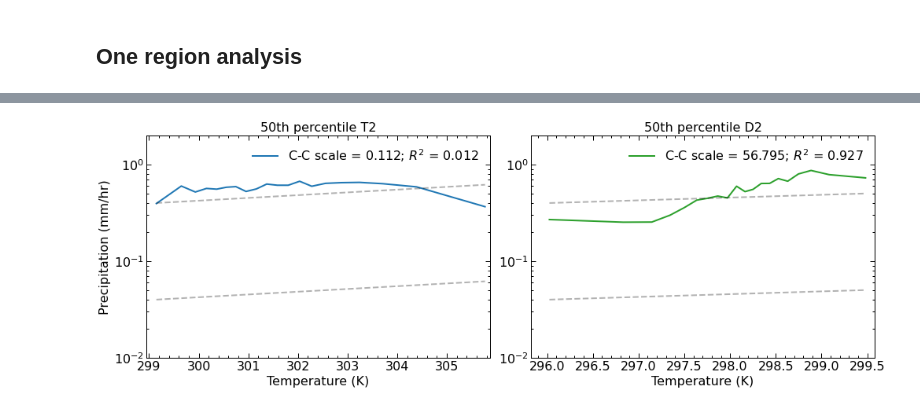
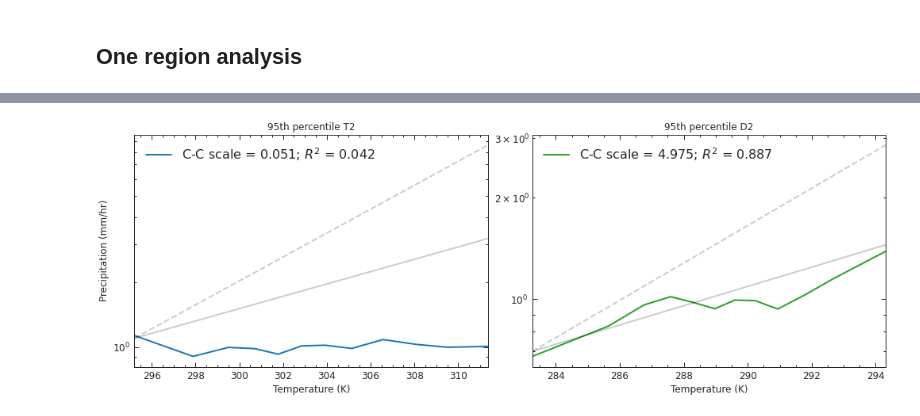
Before and after one commit to adisen99/msc_project, a Jupyter notebook: analysis02.ipynb, the cells around one changed output, grey strips where cells are left out. Cells and saved outputs as stored; diff of their text form; code cells hidden in the pictures.

Commit message:
lab: changed ccplot; added tplot

```diff
--- a/analysis02.ipynb
+++ b/analysis02.ipynb
@@ -729,7 +735,7 @@ p_t2m, mean_t2m = binning.get_binned_alter(ind_precip.mean(dim=['lat', 'lon']),
 # %%
-p_d2m, mean_d2m = binning.get_binned_alter(ind_precip.mean(dim=['lat', 'lon']), ind_d2m.mean(dim=['lat', 'lon']), percentile_val=0.50, bin_nr=20)
+p_d2m, mean_d2m = binning.get_binned(ind_precip.mean(dim=['lat', 'lon']), ind_d2m.mean(dim=['lat', 'lon']), percentile_val=0.95, bin_nr=12)
 # %%
-p95_d2m, mean_d2m = binning.get_binned_alter(ind_precip.mean(dim=['lat', 'lon']), ind_d2m.mean(dim=['lat', 'lon']), percentile_val=0.95, bin_nr=20)
+# p95_d2m, mean_d2m = binning.get_binned_alter(ind_precip.mean(dim=['lat', 'lon']), ind_d2m.mean(dim=['lat', 'lon']), percentile_val=0.95, bin_nr=20)
 # %%
 mean_t2marr = mean_t2m.to_numpy()
 p_t2marr = p_t2m.to_numpy()
@@ -751,11 +744,11 @@ Mon Dec 13 18:19:32 IST 2021
 # %%
 # for t2m
-t2m_ideal, precip1_ideal_t2m, precip2_ideal_t2m = ccplot.get_ideal_data(mean_t2marr, 0.04, 0.4, time_scale=1)
-t2m_ideal_2, precip3_ideal_t2m, precip4_ideal_t2m = ccplot.get_ideal_data(mean_t2marr, 0.0001, 0.0001, time_scale=2)
+t2m_ideal, precip1_ideal_t2m, precip2_ideal_t2m = ccplot.get_ideal_data(mean_t2marr, 1.1, 1.1, time_scale=1)
+t2m_ideal_2, precip3_ideal_t2m, precip4_ideal_t2m = ccplot.get_ideal_data(mean_t2marr, 0.0001, 1.1, time_scale=2)
 # %%
 # for d2m
-d2m_ideal, precip1_ideal_d2m, precip2_ideal_d2m = ccplot.get_ideal_data(mean_d2marr, 0.04, 0.4, time_scale=1)
-d2m_ideal_2, precip3_ideal_d2m, precip4_ideal_d2m = ccplot.get_ideal_data(mean_d2marr, 0.0001, 0.0001, time_scale=2)
+d2m_ideal, precip1_ideal_d2m, precip2_ideal_d2m = ccplot.get_ideal_data(mean_d2marr, 0.7, 0.7, time_scale=1)
+d2m_ideal_2, precip3_ideal_d2m, precip4_ideal_d2m = ccplot.get_ideal_data(mean_d2marr, 0.0001, 0.7, time_scale=2)
 # %%
 def plot_cc(binned_precip, mean_temp, temparr, preciparr1, preciparr2, preciparr3, preciparr4, fit = True, **kwargs):
     # Make the figure
@@ -789,26 +780,34 @@ def plot_cc(binned_precip, mean_temp, temparr, preciparr1, preciparr2, preciparr
 # %%
 fig = plt.figure(figsize=(14,5))
 
 plt.subplot(121)
 plot_cc(p_t2marr, mean_t2marr, t2m_ideal, precip1_ideal_t2m, precip2_ideal_t2m, precip3_ideal_t2m, precip4_ideal_t2m, fit=False, color = 'tab:blue')
-plt.ylabel('Precipitation (mm/hr)')
-plt.xlabel('Temperature (K)')
-plt.title('50th percentile T2')
-plt.ylim(0.02, 2)
-plt.yticks([0.01, 0.1, 1])
+plt.ylabel('Precipitation (mm/hr)', fontsize=12)
+plt.xlabel('Temperature (K)', fontsize=12)
+plt.title('95th percentile T2', fontsize=12)
+plt.yticks(fontsize=12)
+plt.xticks(fontsize=12)
+plt.tick_params(axis='both', which='minor', labelsize=12)
+# plt.minorticks_off()
+# plt.ylim(0.2,1.1)
+# plt.ylim(0.9,2.4)
 
 # fig.gca().yaxis.set_ticks_position('both')
 
 plt.subplot(122)
 plot_cc(p_d2marr, mean_d2marr, d2m_ideal, precip1_ideal_d2m, precip2_ideal_d2m, precip3_ideal_d2m, precip4_ideal_d2m, fit=False, color = 'tab:green')
 # plt.ylabel('Precipitation (mm/hr)')
-plt.xlabel('Temperature (K)')
-plt.title('50th percentile D2')
-plt.ylim(0.02, 2)
-plt.yticks([0.01, 0.1, 1])
+plt.xlabel('Temperature (K)', fontsize=12)
+plt.title('95th percentile D2', fontsize=12)
+plt.yticks(fontsize=12)
+plt.xticks(fontsize=12)
+plt.tick_params(axis='both', which='minor', labelsize=12)
+# plt.minorticks_off()
+# plt.ylim(0.2,1.1)
+# plt.ylim(0.9,2.4)
 
 # fig.gca().yaxis.set_ticks_position('both')
 fig.tight_layout()
-plt.savefig('./images/mum_ccplot_50.pdf', dpi = 300)
+plt.savefig('./images/premonsoon/cir_new_ccplot_95.pdf', dpi = 300)
 # %% [output]
-[figure, old version]
+[figure, new version]
```
Also changed, not shown: parts of 14 cells of this notebook, 4 other files.
